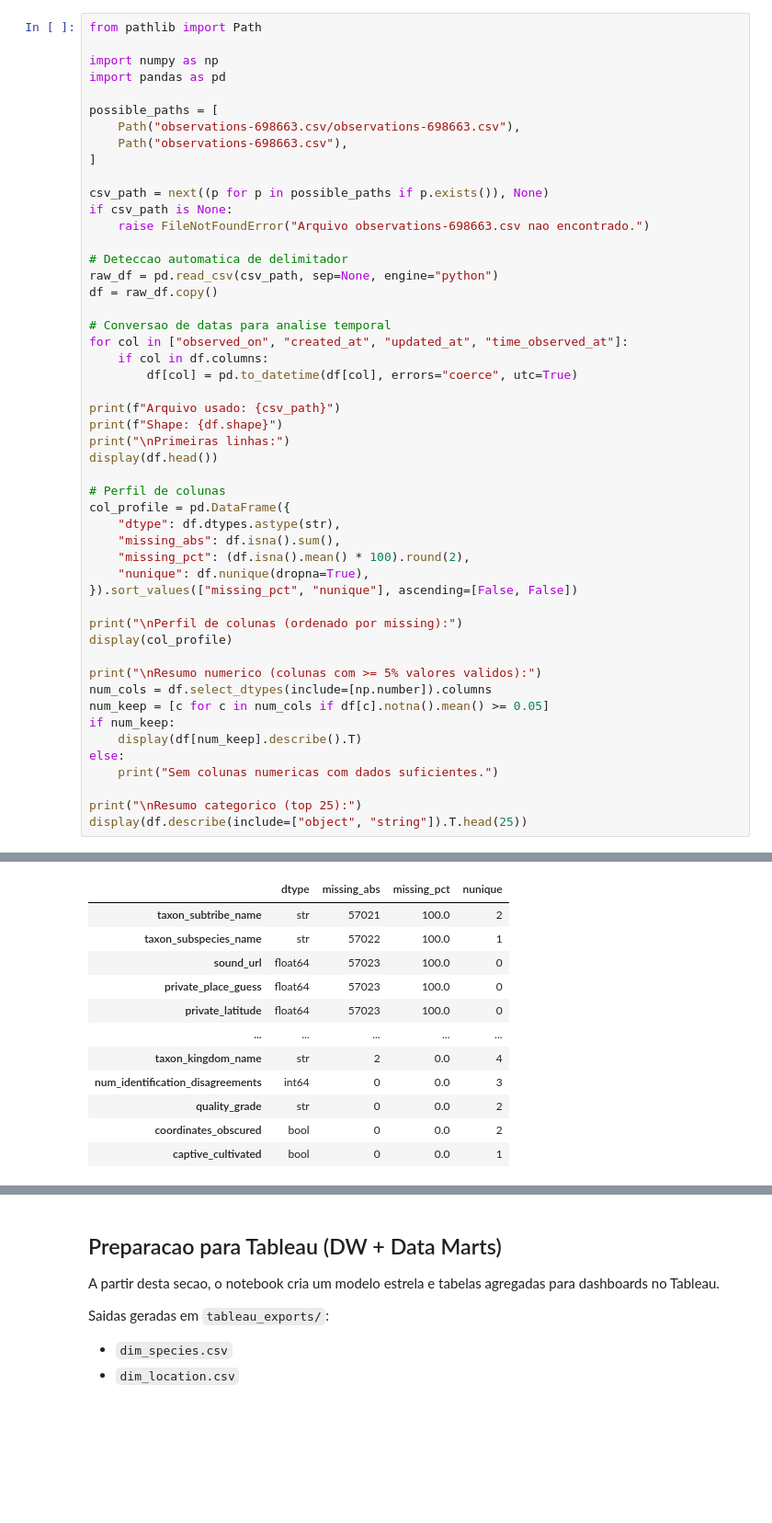
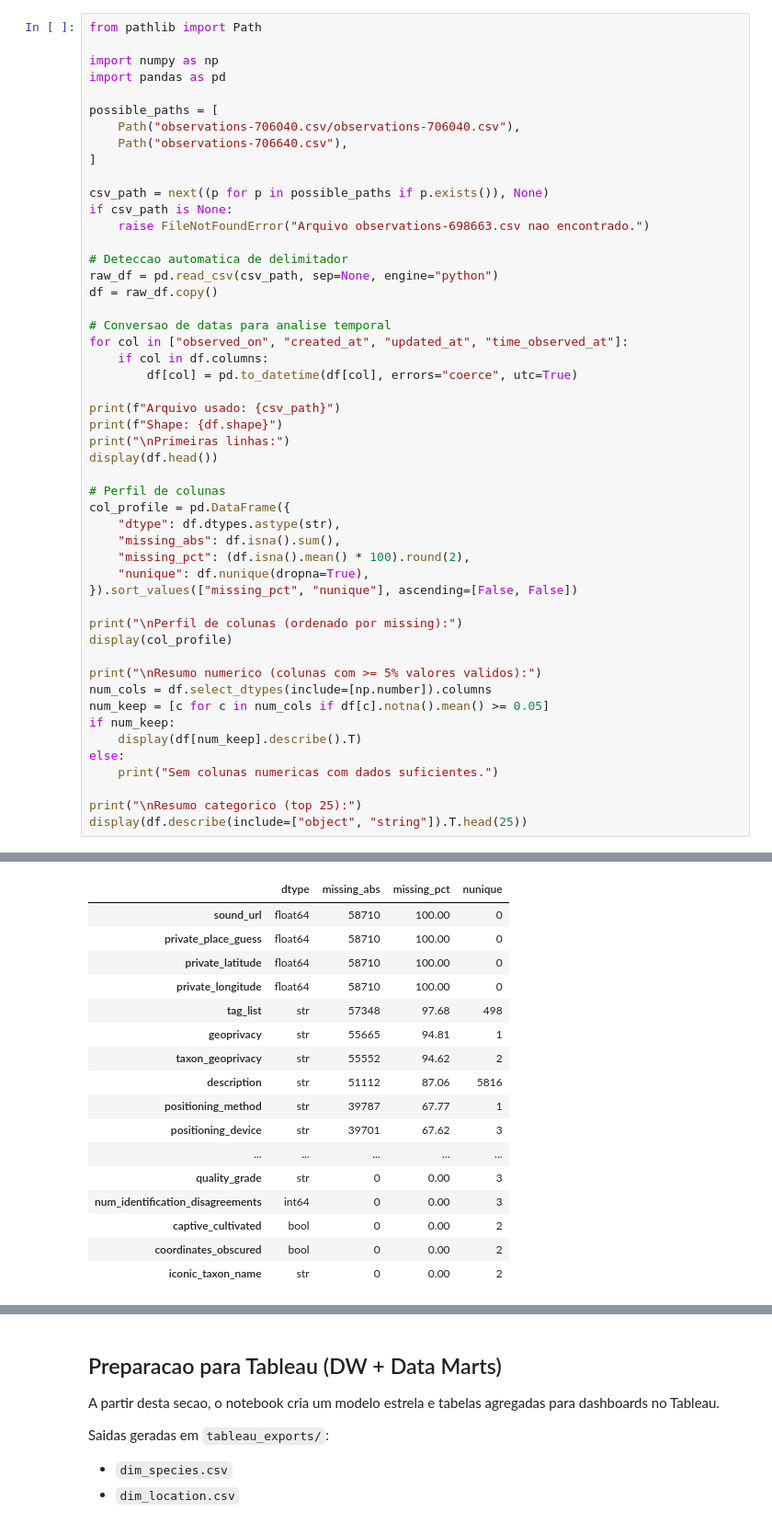
Before and after one commit to GustaTheCreator/TAD, a Jupyter notebook: obs.ipynb, the cells around one changed output, grey strips where cells are left out. Shown at 92% size. Drawn from its saved outputs; the diff is of its cells as text; blank space fills up the shorter version.

```diff
--- a/obs.ipynb
+++ b/obs.ipynb
@@ -5,8 +5,8 @@ import numpy as np
 import pandas as pd
 
 possible_paths = [
-    Path("observations-698663.csv/observations-698663.csv"),
-    Path("observations-698663.csv"),
+    Path("observations-706040.csv/observations-706040.csv"),
+    Path("observations-706640.csv"),
 ]
 
 csv_path = next((p for p in possible_paths if p.exists()), None)
@@ -63,13 +63,18 @@ Primeiras linhas:
 Perfil de colunas (ordenado por missing):
 |  | dtype | missing_abs | missing_pct | nunique |
-| taxon_subtribe_name | str | 57021 | 100.0 | 2 |
-| taxon_subspecies_name | str | 57022 | 100.0 | 1 |
-| sound_url | float64 | 57023 | 100.0 | 0 |
-| private_place_guess | float64 | 57023 | 100.0 | 0 |
-| private_latitude | float64 | 57023 | 100.0 | 0 |
+| sound_url | float64 | 58710 | 100.00 | 0 |
+| private_place_guess | float64 | 58710 | 100.00 | 0 |
+| private_latitude | float64 | 58710 | 100.00 | 0 |
+| private_longitude | float64 | 58710 | 100.00 | 0 |
+| tag_list | str | 57348 | 97.68 | 498 |
+| geoprivacy | str | 55665 | 94.81 | 1 |
+| taxon_geoprivacy | str | 55552 | 94.62 | 2 |
+| description | str | 51112 | 87.06 | 5816 |
+| positioning_method | str | 39787 | 67.77 | 1 |
+| positioning_device | str | 39701 | 67.62 | 3 |
 | ... | ... | ... | ... | ... |
-| taxon_kingdom_name | str | 2 | 0.0 | 4 |
-| num_identification_disagreements | int64 | 0 | 0.0 | 3 |
-| quality_grade | str | 0 | 0.0 | 2 |
-| coordinates_obscured | bool | 0 | 0.0 | 2 |
-| captive_cultivated | bool | 0 | 0.0 | 1 |
+| quality_grade | str | 0 | 0.00 | 3 |
+| num_identification_disagreements | int64 | 0 | 0.00 | 3 |
+| captive_cultivated | bool | 0 | 0.00 | 2 |
+| coordinates_obscured | bool | 0 | 0.00 | 2 |
+| iconic_taxon_name | str | 0 | 0.00 | 2 |
```
Also changed, not shown: parts of 10 cells of this notebook, 11 other files.
